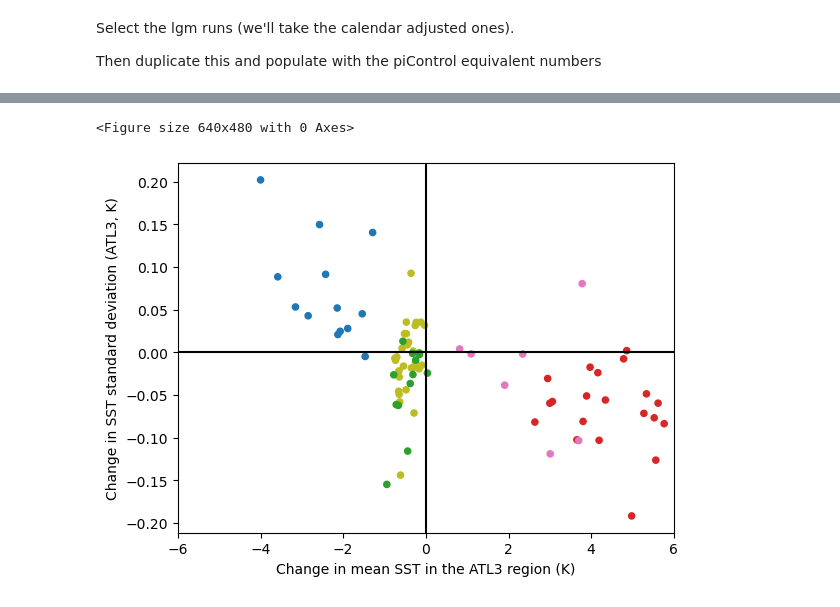
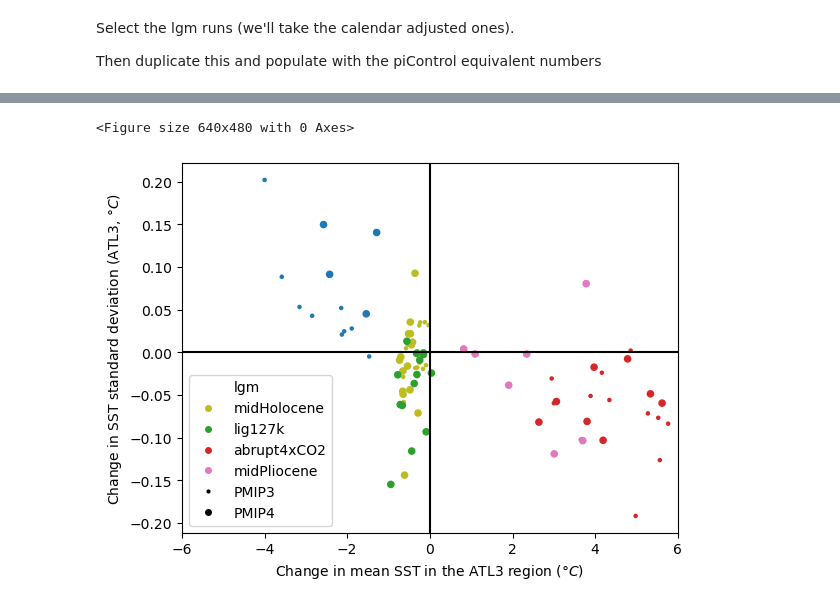
Before and after one commit to pmip4/TropicalAtlanticVariability, a Jupyter notebook: scatterplots.ipynb, the cells around one changed output, grey strips where cells are left out. Saved outputs shown, nothing was run; the diff lists cells and outputs as text; code cells hidden in the pictures.

Commit message:
Altering the scatterplots to differentiate between PMIP3 and PMIP4 models

```diff
--- a/scatterplots.ipynb
+++ b/scatterplots.ipynb
@@ -206,34 +131,49 @@ midPliocene_diff
 all_diffs=pd.concat([lgm_diff,midHolocene_diff,lig127k_diff,abrupt4xCO2_diff,midPliocene_diff])
 not_abrup4xCO2_diffs=pd.concat([lgm_diff,midHolocene_diff,lig127k_diff,midPliocene_diff])
 orb_diffs=pd.concat([midHolocene_diff,lig127k_diff])
+pmip4_diffs=pd.concat([lgm4_diff,midHolocene4_diff,abrupt4xCO24_diff,lig127k_diff,midPliocene_diff])
 # %%
 # Add some colors to allow for convenient plotting...
 all_diffs['color'] = all_diffs['experiment']
-all_diffs['color'] = all_diffs['color'].map({'lgm':'tab:blue',
-                             'midHolocene':'tab:olive',
-                             'lig127k':'tab:green',
+all_diffs['color'] = all_diffs['color'].map({'lgm-cal-adj':'tab:blue',
+                             'midHolocene-cal-adj':'tab:olive',
+                             'lig127k-cal-adj':'tab:green',
                              'abrupt4xCO2':'tab:red',
                              'midPliocene-eoi400':'tab:pink'},
                              na_action=None)
+all_diffs['marker'] = all_diffs['generation']
+all_diffs['marker'] = all_diffs['generation'].map({'PMIP4':'o',
+                             'PMIP3':'.'},na_action=None)
+
+pmip4_diffs['color'] = pmip4_diffs['experiment']
+pmip4_diffs['color'] = pmip4_diffs['color'].map({'lgm-cal-adj':'tab:blue',
+                             'midHolocene-cal-adj':'tab:olive',
+                             'lig127k-cal-adj':'tab:green',
+                             'abrupt4xCO2':'tab:red',
+                             'midPliocene-eoi400':'tab:pink'},
+                             na_action=None)
 # %%
 fig = plt.figure()
-fig=all_diffs.plot.scatter(x='AtlNino mean',y='AtlNino stddev',c='color').get_figure()
+fig=all_diffs.plot.scatter(x='AtlNino mean',y='AtlNino stddev',c='color',marker=".").get_figure()
+ax=fig.gca()
+pmip4_diffs.plot.scatter(x='AtlNino mean',y='AtlNino stddev',c='color',marker='o',ax=ax)
 plt.axhline(0,color='black')
 plt.axvline(0,color='black')
 plt.xlim(-6, 6)
-plt.xlabel('Change in mean SST in the ATL3 region (K)')
-plt.ylabel('Change in SST standard deviation (ATL3, K)')
-#res = linear_regression(all_diffs['AtlNino mean'],all_diffs['AtlNino stddev'],proportional=True)
-#est_y=res.slope*all_diffs['AtlNino mean']
-#resid=est_y-all_diffs['AtlNino stddev']
-#stderr=np.sqrt(np.sum(resid)/(len(all_diffs['AtlNino mean'])-2))
-#tinv = lambda p, df: abs(stats.t.ppf(p/2, df))
-#ts = tinv(0.05, len(all_diffs['AtlNino mean'])-2)
-#print(f"slope: {res.slope:.6f}")
-#print(f"slope (95%): {res.slope:.6f} ({res.slope-ts*stderr:.6f} to {res.slope+ts*stderr:.6f})")
+plt.xlabel('Change in mean SST in the ATL3 region ($\degree C$)')
+plt.ylabel('Change in SST standard deviation (ATL3, $\degree C$)')
+# Create custom legend handles
+legend1 = mlines.Line2D([], [], color='tab:blue',,marker='o',linestyle='None', markersize=4,label='lgm')
+legend2 = mlines.Line2D([], [], color='tab:olive',marker='o', linestyle='None', markersize=4,label='midHolocene')
+legend3 = mlines.Line2D([], [], color='tab:green',marker='o', linestyle='None', markersize=4,label='lig127k')
+legend4 = mlines.Line2D([], [], color='tab:red',marker='o', linestyle='None', markersize=4,label='abrupt4xCO2')
+legend5 = mlines.Line2D([], [], color='tab:pink',marker='o', linestyle='None', markersize=4,label='midPliocene')
+legend6 = mlines.Line2D([], [], color='black', marker='.', linestyle='None', markersize=4, label='PMIP3')
+legend7 = mlines.Line2D([], [], color='black', marker='o', linestyle='None', markersize=4, label='PMIP4')
+ax.legend(handles=[legend1, legend2, legend3,legend4,legend5,legend6,legend7])
 fig.savefig('plots/AtlNino_w_mean.png')
 # %% [output]
 <Figure size 640x480 with 0 Axes>
-[figure, old version]
+[figure, new version]
 # %%
 fig = plt.figure()
```
Also changed, not shown: parts of 17 cells of this notebook, 5 other files.
